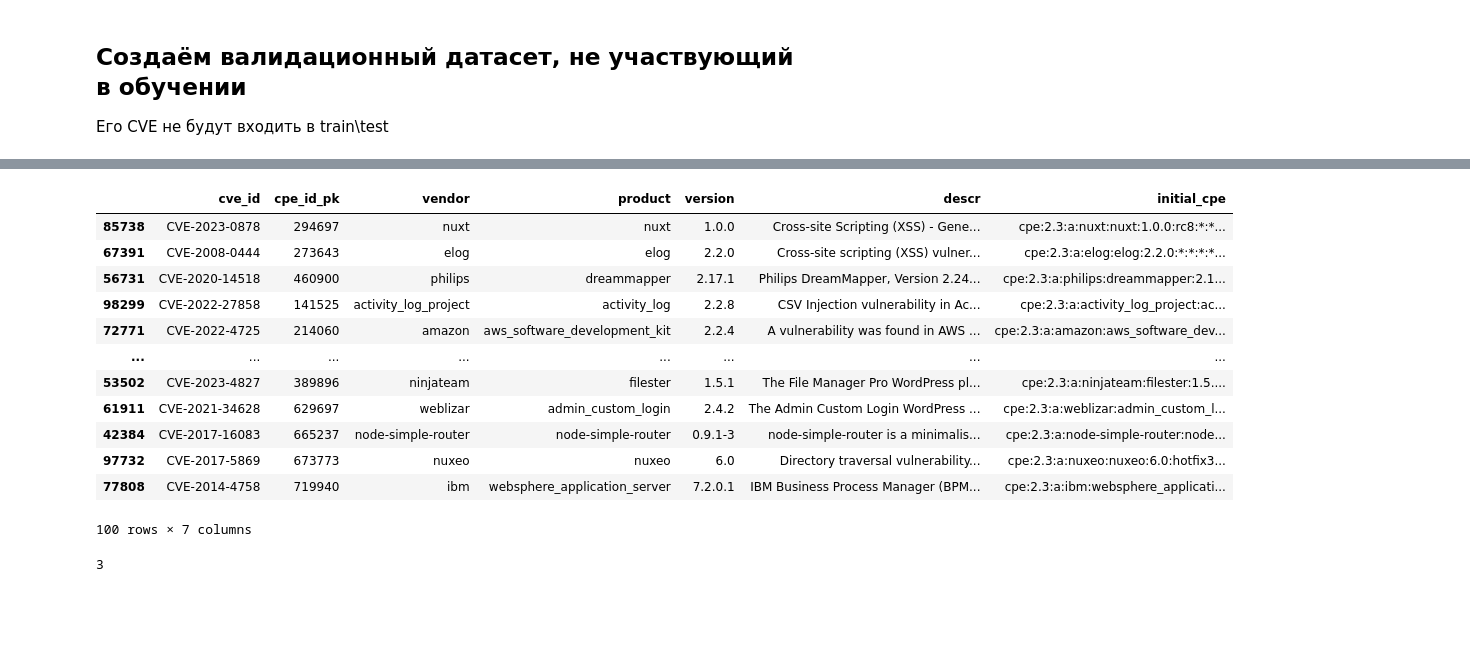
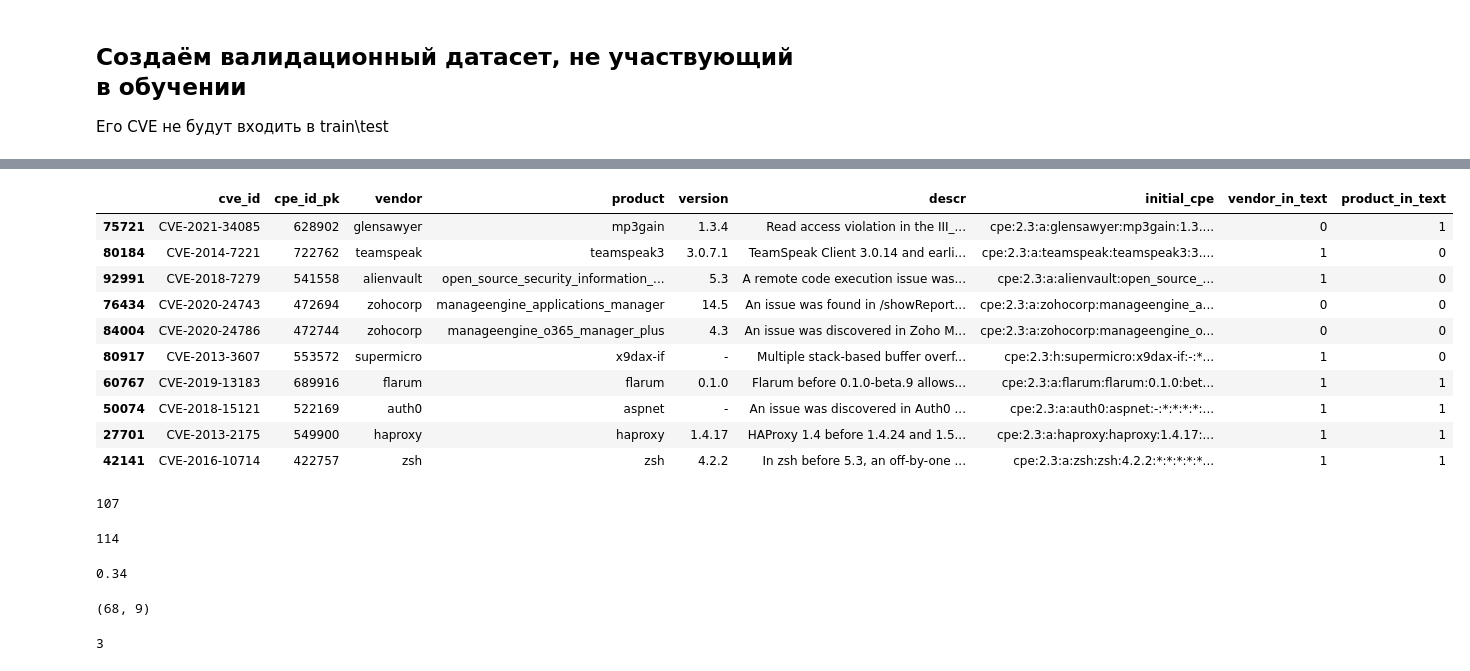
Before and after one commit to levshun/vulns_scanner, a Jupyter notebook: mikhail_code/notebooks/eda_versions.ipynb, the cells around one changed output, grey strips where cells are left out. Cells and saved outputs as stored; diff of their text form; code cells hidden in the pictures; blank space fills up the shorter version.

```diff
--- a/mikhail_code/notebooks/eda_versions.ipynb
+++ b/mikhail_code/notebooks/eda_versions.ipynb
@@ -1172,0 +1227,7 @@ df_sample = df[(~df.cve_id.isin(train_df.cve_id.unique())) & (~df.cve_id.isin(te
+# %%
+train_df = pd.read_csv('train_df_cve_dataset_bio.tsv', sep='\t', usecols=['cve_id'])
+test_df = pd.read_csv('test_df_cve_dataset_bio.tsv', sep='\t', usecols=['cve_id'])
+used_cve = train_df.cve_id.unique().tolist() + test_df.cve_id.unique().tolist()
+# %%
+df_sample = df_sample_raw[~df_sample_raw.cve_id.isin(used_cve)]
+df_sample.shape
@@ -1173,2 +1236,3 @@ df_sample = df[(~df.cve_id.isin(train_df.cve_id.unique())) & (~df.cve_id.isin(te
 # %%
-df_sample = df_sample.drop_duplicates(subset=['cve_id']).iloc[:100]
+df_sample = df_sample.drop_duplicates(subset=['cve_id']).iloc[:200]
+df_sample.shape
@@ -1209 +1265,4 @@ set()
+# %%
+df_sample['vendor_in_text'] = df_sample.apply(lambda x: 1 if x['vendor'].lower() in x['descr'].lower() else 0, axis=1)
+df_sample['product_in_text'] = df_sample.apply(lambda x: 1 if x['product'].lower() in x['descr'].lower() else 0, axis=1)
 # %%
@@ -1211,20 +1270,33 @@ df_sample.to_csv('df_100_not_in_stucco_v2.csv', index=False)
-# %%
-
-df_sample
-# %% [output]
-|  | cve_id | cpe_id_pk | vendor | product | version | descr | initial_cpe |
-| 85738 | CVE-2023-0878 | 294697 | nuxt | nuxt | 1.0.0 | Cross-site Scripting (XSS) - Gene... | cpe:2.3:a:nuxt:nuxt:1.0.0:rc8:*:*... |
-| 67391 | CVE-2008-0444 | 273643 | elog | elog | 2.2.0 | Cross-site scripting (XSS) vulner... | cpe:2.3:a:elog:elog:2.2.0:*:*:*:*... |
-| 56731 | CVE-2020-14518 | 460900 | philips | dreammapper | 2.17.1 | Philips DreamMapper, Version 2.24... | cpe:2.3:a:philips:dreammapper:2.1... |
-| 98299 | CVE-2022-27858 | 141525 | activity_log_project | activity_log | 2.2.8 | CSV Injection vulnerability in Ac... | cpe:2.3:a:activity_log_project:ac... |
-| 72771 | CVE-2022-4725 | 214060 | amazon | aws_software_development_kit | 2.2.4 | A vulnerability was found in AWS ... | cpe:2.3:a:amazon:aws_software_dev... |
-| ... | ... | ... | ... | ... | ... | ... | ... |
-| 53502 | CVE-2023-4827 | 389896 | ninjateam | filester | 1.5.1 | The File Manager Pro WordPress pl... | cpe:2.3:a:ninjateam:filester:1.5.... |
-| 61911 | CVE-2021-34628 | 629697 | weblizar | admin_custom_login | 2.4.2 | The Admin Custom Login WordPress ... | cpe:2.3:a:weblizar:admin_custom_l... |
-| 42384 | CVE-2017-16083 | 665237 | node-simple-router | node-simple-router | 0.9.1-3 | node-simple-router is a minimalis... | cpe:2.3:a:node-simple-router:node... |
-| 97732 | CVE-2017-5869 | 673773 | nuxeo | nuxeo | 6.0 | Directory traversal vulnerability... | cpe:2.3:a:nuxeo:nuxeo:6.0:hotfix3... |
-| 77808 | CVE-2014-4758 | 719940 | ibm | websphere_application_server | 7.2.0.1 | IBM Business Process Manager (BPM... | cpe:2.3:a:ibm:websphere_applicati... |
-100 rows × 7 columns
+# %%
+df_sample.head(10)
+# %% [output]
+|  | cve_id | cpe_id_pk | vendor | product | version | descr | initial_cpe | vendor_in_text | product_in_text |
+| 75721 | CVE-2021-34085 | 628902 | glensawyer | mp3gain | 1.3.4 | Read access violation in the III_... | cpe:2.3:a:glensawyer:mp3gain:1.3.... | 0 | 1 |
+| 80184 | CVE-2014-7221 | 722762 | teamspeak | teamspeak3 | 3.0.7.1 | TeamSpeak Client 3.0.14 and earli... | cpe:2.3:a:teamspeak:teamspeak3:3.... | 1 | 0 |
+| 92991 | CVE-2018-7279 | 541558 | alienvault | open_source_security_information_... | 5.3 | A remote code execution issue was... | cpe:2.3:a:alienvault:open_source_... | 1 | 0 |
+| 76434 | CVE-2020-24743 | 472694 | zohocorp | manageengine_applications_manager | 14.5 | An issue was found in /showReport... | cpe:2.3:a:zohocorp:manageengine_a... | 0 | 0 |
+| 84004 | CVE-2020-24786 | 472744 | zohocorp | manageengine_o365_manager_plus | 4.3 | An issue was discovered in Zoho M... | cpe:2.3:a:zohocorp:manageengine_o... | 0 | 0 |
+| 80917 | CVE-2013-3607 | 553572 | supermicro | x9dax-if | - | Multiple stack-based buffer overf... | cpe:2.3:h:supermicro:x9dax-if:-:*... | 1 | 0 |
+| 60767 | CVE-2019-13183 | 689916 | flarum | flarum | 0.1.0 | Flarum before 0.1.0-beta.9 allows... | cpe:2.3:a:flarum:flarum:0.1.0:bet... | 1 | 1 |
+| 50074 | CVE-2018-15121 | 522169 | auth0 | aspnet | - | An issue was discovered in Auth0 ... | cpe:2.3:a:auth0:aspnet:-:*:*:*:*:... | 1 | 1 |
+| 27701 | CVE-2013-2175 | 549900 | haproxy | haproxy | 1.4.17 | HAProxy 1.4 before 1.4.24 and 1.5... | cpe:2.3:a:haproxy:haproxy:1.4.17:... | 1 | 1 |
+| 42141 | CVE-2016-10714 | 422757 | zsh | zsh | 4.2.2 | In zsh before 5.3, an off-by-one ... | cpe:2.3:a:zsh:zsh:4.2.2:*:*:*:*:*... | 1 | 1 |
+# %%
+df_sample['vendor_in_text'].sum()
+# %% [output]
+107
+# %%
+df_sample['product_in_text'].sum()
+# %% [output]
+114
+# %%
+68/200
+# %% [output]
+0.34
+# %%
+df_sample[(df_sample['product_in_text'] == 1) & (df_sample['vendor_in_text'] == 1)].shape
+# %% [output]
+(68, 9)
 # %%
 import json
 with open('/home/mikhail/Documents/pandan_study/vkr/vulns_scanner/mikhail_code/data/full_corpus.json') as j:
```
Also changed, not shown: parts of 22 cells of this notebook, 4 other files.
